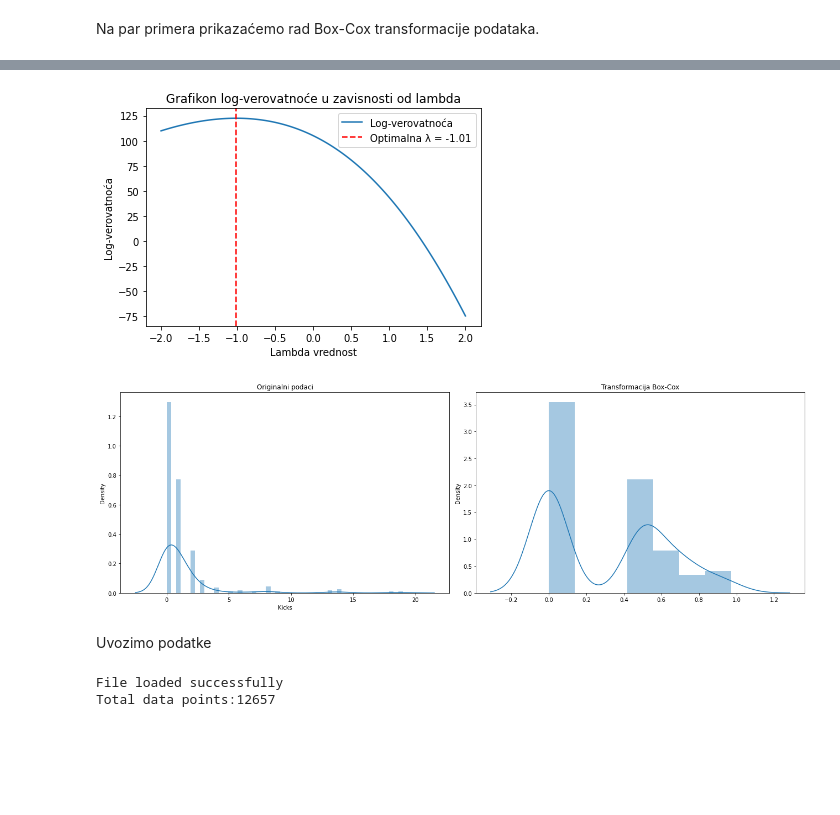
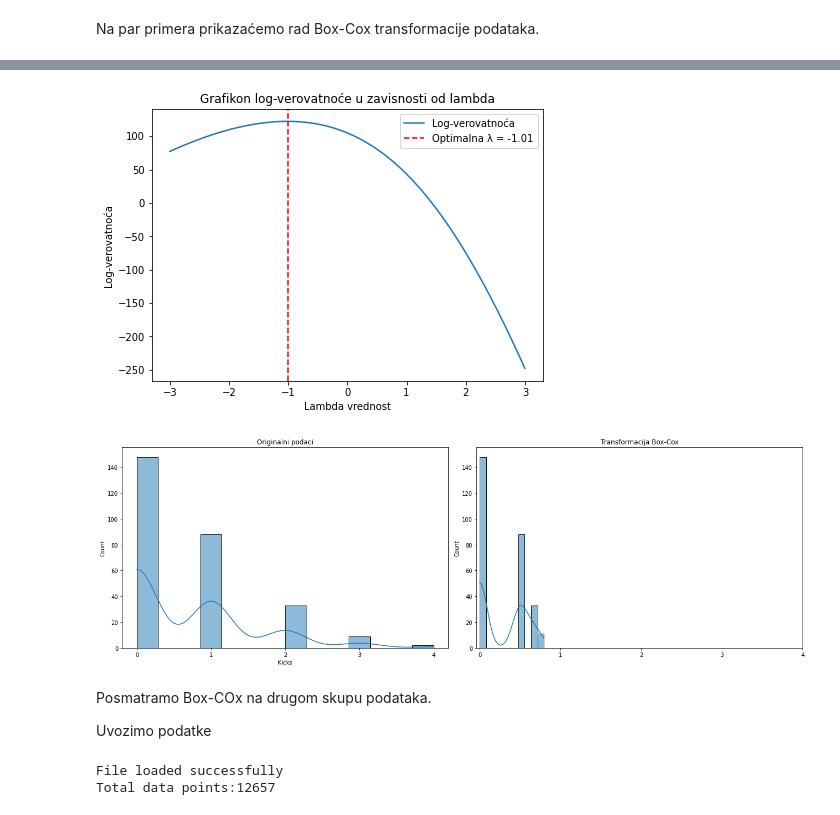
Before and after one commit to Sara18022/PowerTransformations, a Jupyter notebook: 02_box-cox.ipynb, the cells around one changed output, grey strips where cells are left out. Cells and saved outputs as stored; diff of their text form; code cells hidden in the pictures; blank space fills up the shorter version.

```diff
--- a/02_box-cox.ipynb
+++ b/02_box-cox.ipynb
@@ -62,18 +90,23 @@ print(skew_val)
 # %%
-lambdas = np.linspace(-3, 1, 10)
+# zelimo da uporedimo asimetrije podataka za različite vrednosti λ
+
+lambdas = np.linspace(-3, 3, 10)
 skews = []
 
-# Izračunaj asimetriju za svaku vrednost λ
+# dodajemo 1 zbog neophodnosti rada sa pozitivnim podacima
+positive_data = melted_data['Kicks'] + 1
+
+# Računamo asimetriju za svaku vrednost λ
 for lam in lambdas:
     if lam == 0.00:
-        transformed_data = np.log(melted_data['Kicks'] + 1)
+        transformed_data = np.log(positive_data)
     else:
-        transformed_data = boxcox(melted_data['Kicks'] + 1, lmbda=lam)
+        transformed_data = boxcox(positive_data, lmbda=lam)
     skewness = skew(transformed_data)
     skews.append(skewness)
 
 # Originalna asimetrija (Skewness)
-original_skew = skew(melted_data['Kicks'] + 1)
+original_skew = skew(positive_data)
 print('Originalna asimetrija: {}'.format(original_skew))
 
 # Prikaži rezultate na grafiku
@@ -89,7 +122,7 @@ plt.grid(True)
 plt.show()
 
 # Primeniti automatski odabranu optimalnu vrednost λ
-optimal_transformed_data, optimal_lambda = boxcox(melted_data['Kicks'] + 1)
+optimal_transformed_data, optimal_lambda = boxcox(positive_data)
 print(f'Optimalna vrednost λ prema boxcox funkciji: {optimal_lambda}')
 # %% [output]
 Originalna asimetrija: 1.2554437113241088
@@ -98,11 +138,12 @@ Optimalna vrednost λ prema boxcox funkciji: -1.0113407707941087
 # %%
-# određivanje optimalna vrednost λ pomoću metode maksimalne verovatnoće
+plt.figure(figsize = (7, 5))
 
-lambdas = np.linspace(-2, 2, 100)  # Generiši niz lambda vrednosti
+# određivanje optimalna vrednost λ
+lambdas = np.linspace(-3, 3, 100)
 log_likelihoods = []
 
 for l in lambdas:
-    log_likelihood = stats.boxcox_llf(l, melted_data['Kicks'] +1)  # Izračunaj log-verovatnoću
+    log_likelihood = stats.boxcox_llf(l, positive_data)  # Izračunaj log-verovatnoću
     log_likelihoods.append(log_likelihood)
 
 # Plotovanje log-verovatnoće
@@ -114,24 +155,28 @@ plt.title('Grafikon log-verovatnoće u zavisnosti od lambda')
 plt.legend()
 plt.show()
 # %% [output]
-[figure, old version]
+[figure, new version]
 # %%
 import warnings
 warnings.simplefilter(action='ignore', category=FutureWarning)
 
 fig, axes = plt.subplots(1, 2, figsize=(18, 6))
 
-sns.distplot(melted_data['Kicks'], ax=axes[0], kde=True)
+sns.histplot(melted_data['Kicks'], ax=axes[0], kde=True)
 axes[0].set_title('Originalni podaci')
+axes[0].set_xticks([0, 1, 2, 3, 4])
 
-sns.distplot(optimal_transformed_data, ax=axes[1], kde=True)
+sns.histplot(optimal_transformed_data, ax=axes[1], kde=True)
 axes[1].set_title('Transformacija Box-Cox')
+axes[1].set_xticks([0, 1, 2, 3, 4])
 
 plt.tight_layout()
 plt.show()
 # %% [output]
-[figure, old version]
+[figure, new version]
 # %% [markdown]
+ Posmatramo Box-COx na drugom skupu podataka.
+
  Uvozimo podatke
 # %%
 import os
```
Also changed, not shown: parts of 19 cells of this notebook, 2 other files.
